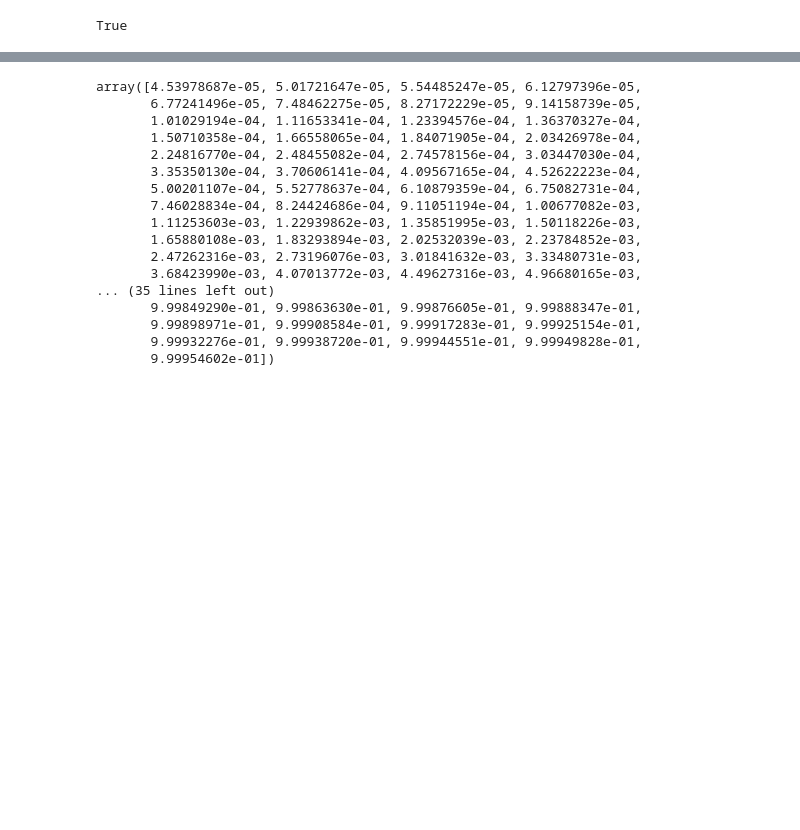
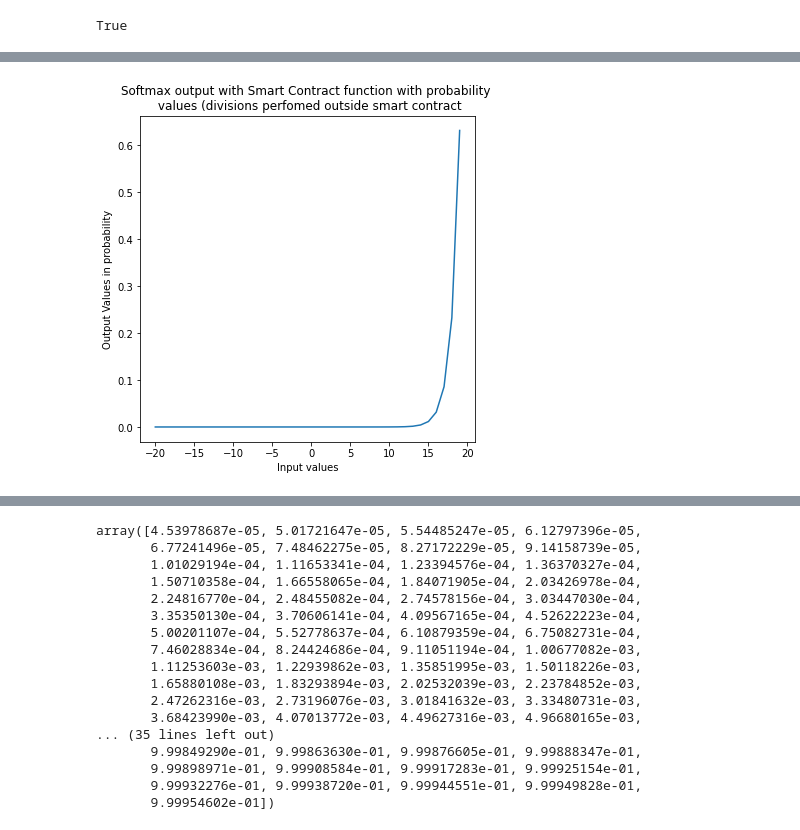
Before and after one commit to syber2020/Neural-Network-in-Smart-Contract, a Jupyter notebook: new-code/web3/web3-softmax.ipynb, the cells around one changed output, grey strips where cells are left out. Cells and saved outputs as stored; diff of their text form; code cells hidden in the pictures; blank space fills up the shorter version.

```diff
--- a/new-code/web3/web3-softmax.ipynb
+++ b/new-code/web3/web3-softmax.ipynb
@@ -136,0 +121,11 @@ Text(0, 0.5, 'Gas Consumption in GWei')
+# %%
+# print(softn/softd)
+plt.figure(figsize=(6,6))
+plt.plot(x,softn/softd)
+
+plt.title('Softmax output with Smart Contract function with probability \n values (divisions perfomed outside smart contract')
+plt.xlabel("Input values")
+plt.ylabel("Output Values in probability")
+plt.savefig("softmax-on-chain.pdf")
+# %% [output]
+[figure, added]
```
Also changed, not shown: parts of 20 cells of this notebook, 11 other files.
